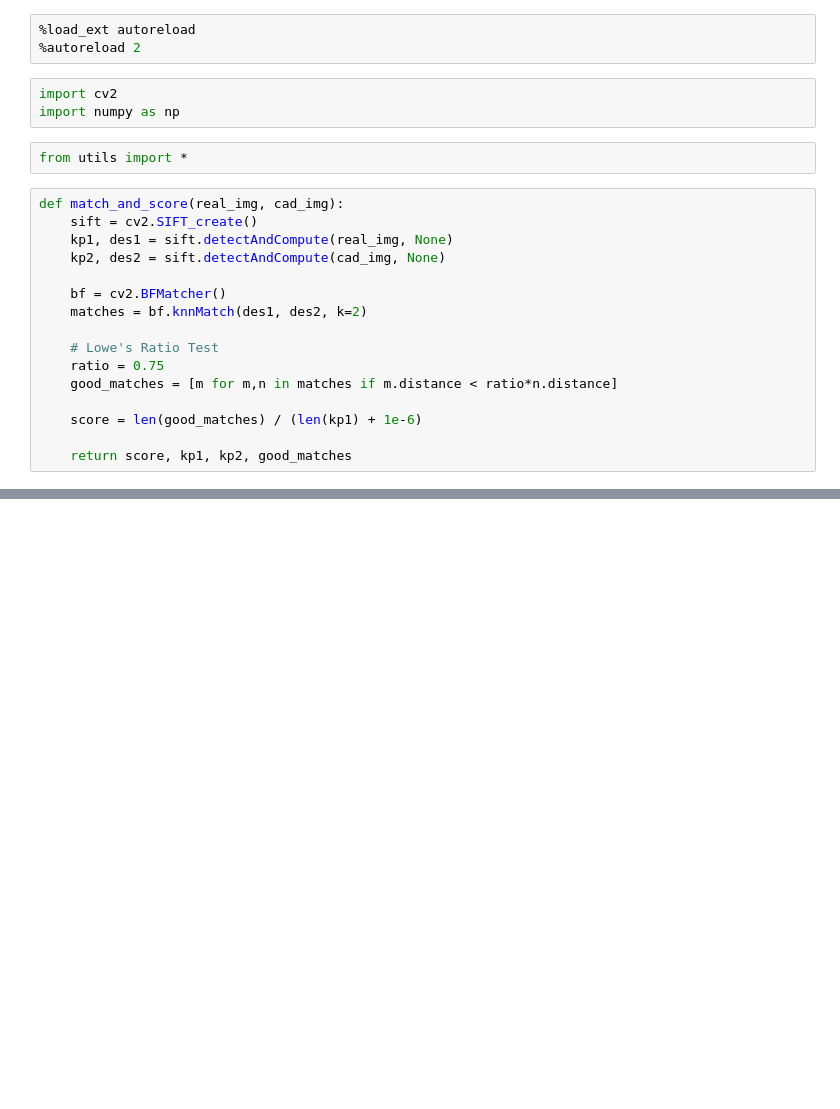
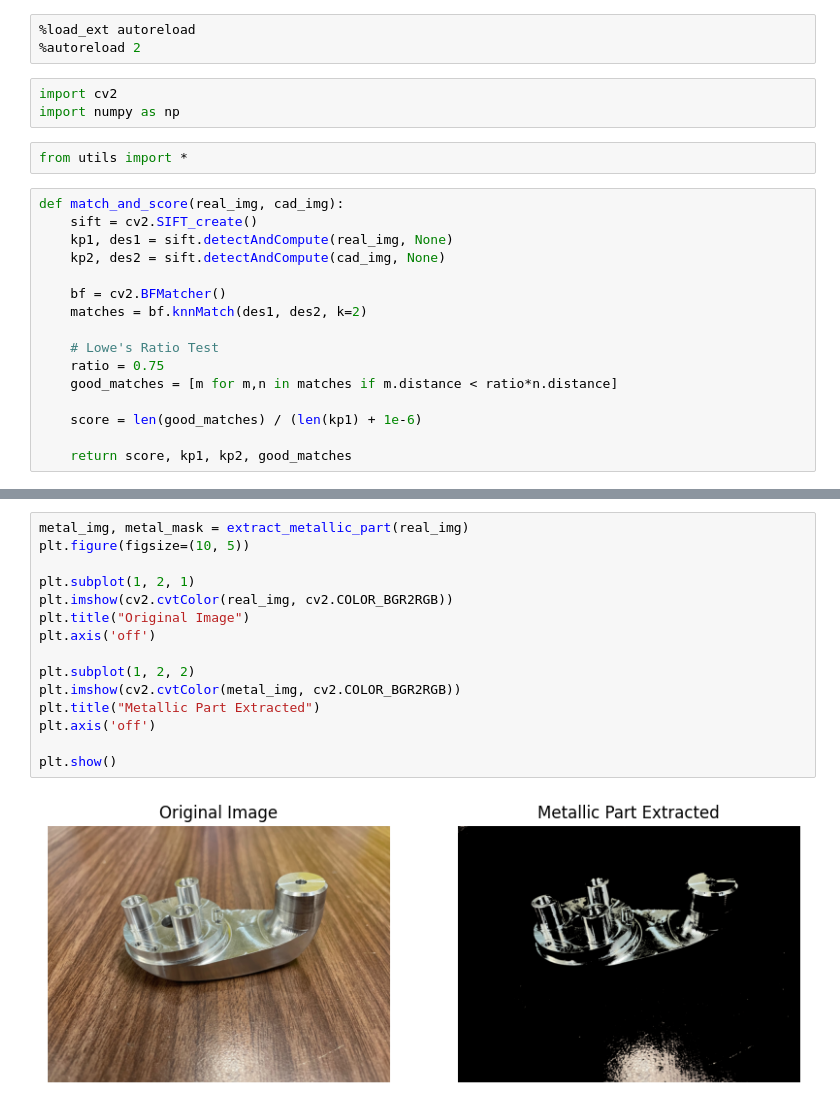
Before and after one commit to EW0824/veq_vision, a Jupyter notebook: experiment.ipynb, the cells around one changed output, grey strips where cells are left out. Saved outputs shown, nothing was run; the diff lists cells and outputs as text; blank space fills up the shorter version.

```diff
--- a/experiment.ipynb
+++ b/experiment.ipynb
@@ -38,0 +34,17 @@ for i, cad_img in enumerate(cad_images):
+# %%
+metal_img, metal_mask = extract_metallic_part(real_img)
+plt.figure(figsize=(10, 5))
+
+plt.subplot(1, 2, 1)
+plt.imshow(cv2.cvtColor(real_img, cv2.COLOR_BGR2RGB))
+plt.title("Original Image")
+plt.axis('off')
+
+plt.subplot(1, 2, 2)
+plt.imshow(cv2.cvtColor(metal_img, cv2.COLOR_BGR2RGB))
+plt.title("Metallic Part Extracted")
+plt.axis('off')
+
+plt.show()
+# %% [output]
+[figure, added]
```
Also changed, not shown: parts of 9 cells of this notebook, 1 other file.
